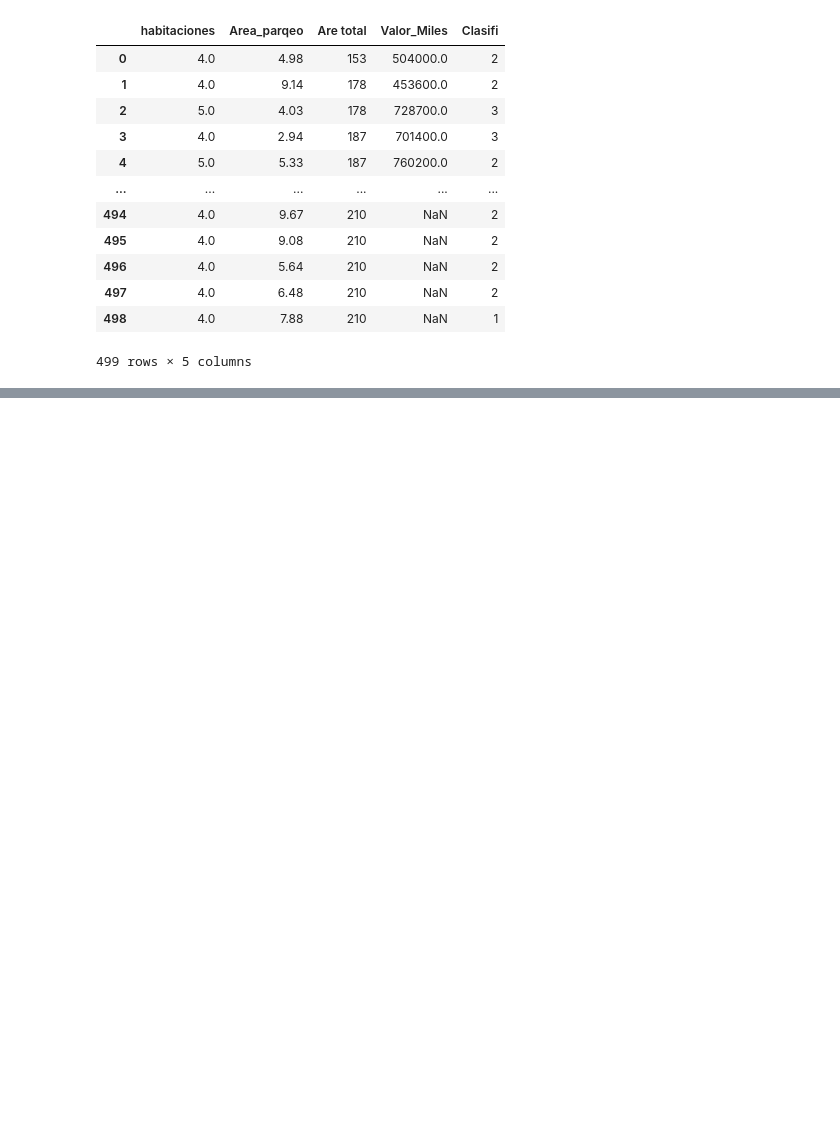
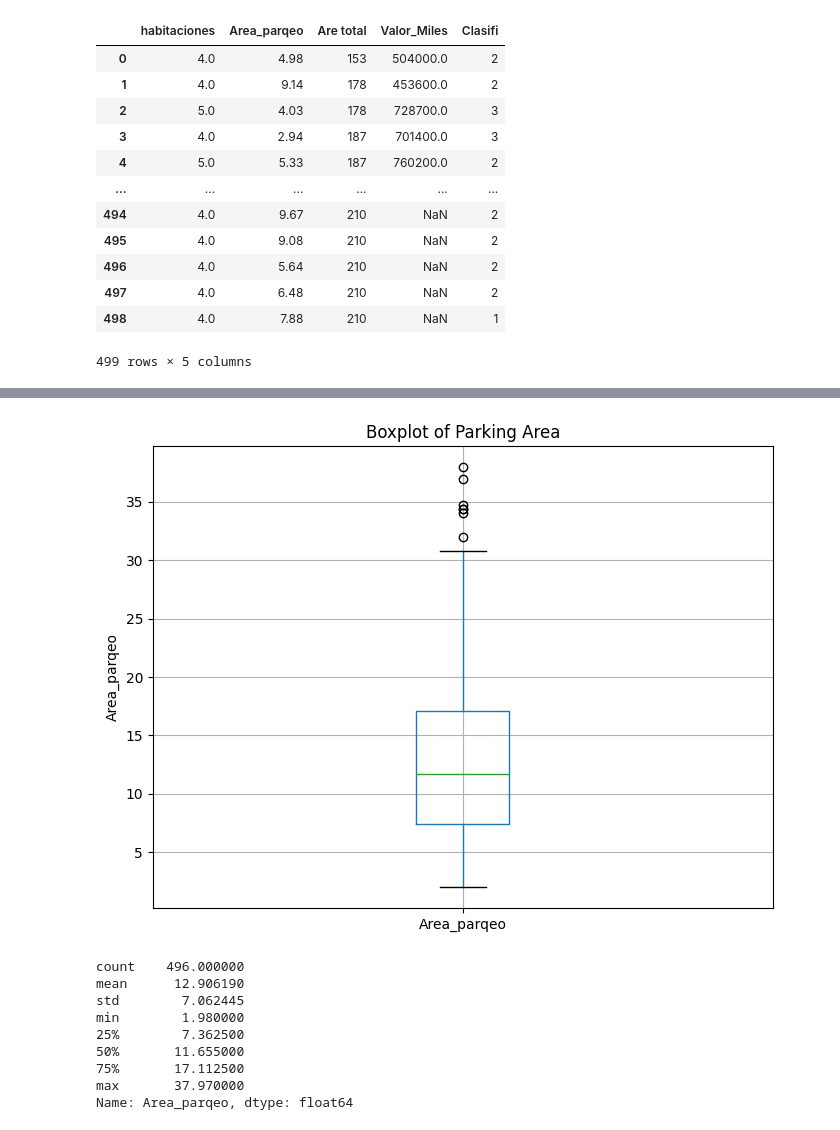
Before and after one commit to mc-juan-vargas-2024/cuadernos-y-proyectos-ia, a Jupyter notebook: Untitled7.ipynb, the cells around one changed output, grey strips where cells are left out. Cells and saved outputs as stored; diff of their text form; code cells hidden in the pictures; blank space fills up the shorter version.

```diff
--- a/Untitled7.ipynb
+++ b/Untitled7.ipynb
@@ -24,0 +96,33 @@ df
+# %%
+# prompt: dame la caja de bigotes de Area_parqeo
+
+import pandas as pd
+import matplotlib.pyplot as plt
+
+# Assuming 'Area_parqeo' is the column name for the parking area
+# If the column name is different, replace 'Area_parqeo' with the actual column name
+
+# Check if 'Area_parqeo' column exists
+if 'Area_parqeo' in df.columns:
+    plt.figure(figsize=(8, 6))
+    df.boxplot(column=['Area_parqeo'])
+    plt.title('Boxplot of Parking Area')
+    plt.ylabel('Area_parqeo')
+    plt.show()
+
+    # Calculate and print quartiles and other statistics
+    area_parqeo_stats = df['Area_parqeo'].describe()
+    print(area_parqeo_stats)
+else:
+    print("Column 'Area_parqeo' not found in the DataFrame.")
+# %% [output]
+[figure, added]
+count    496.000000
+mean      12.906190
+std        7.062445
+min        1.980000
+25%        7.362500
+50%       11.655000
+75%       17.112500
+max       37.970000
+Name: Area_parqeo, dtype: float64
```
Also changed, not shown: parts of 11 cells of this notebook.
